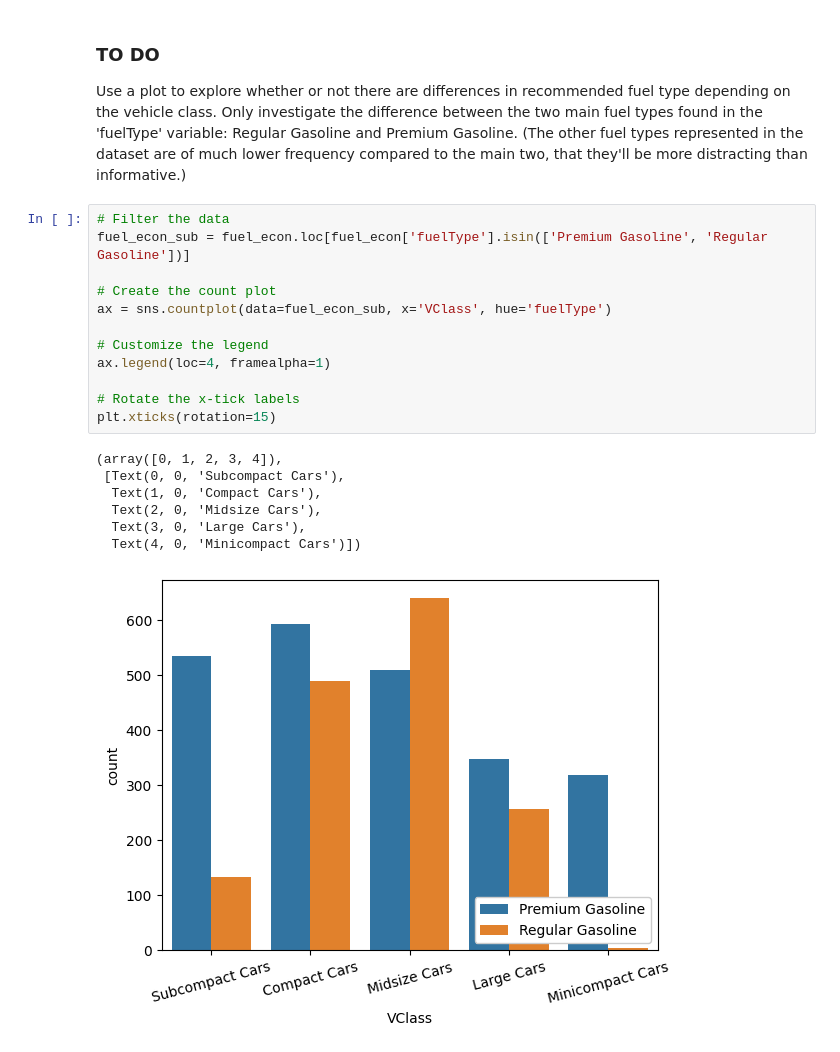
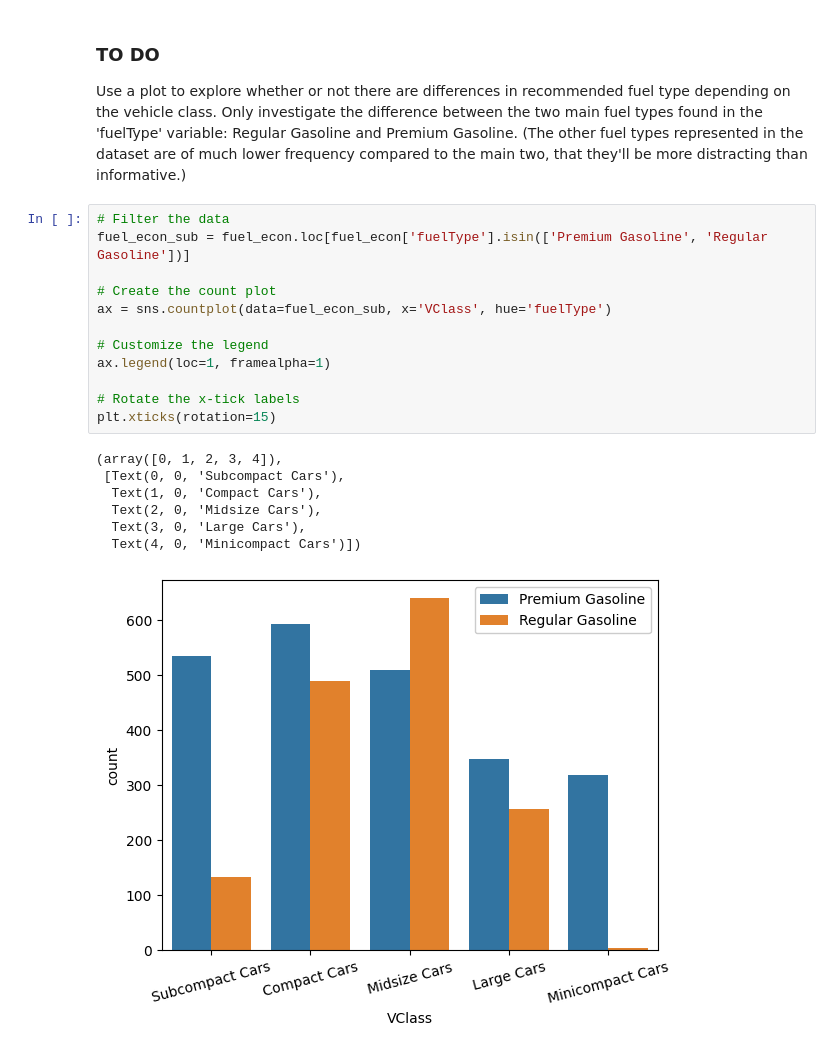
Before and after one commit to alyalsayed/AI-IEEE-CS23-ZSB, a Jupyter notebook: Task19/solution/13-2 Categorical_Plot_Practice.ipynb, the cells around one changed output. Drawn from its saved outputs; the diff is of its cells as text.

```diff
--- a/Task19/solution/13-2 Categorical_Plot_Practice.ipynb
+++ b/Task19/solution/13-2 Categorical_Plot_Practice.ipynb
@@ -24,20 +24,20 @@ Use a plot to explore whether or not there are differences in recommended fuel t
 # %%
 # Filter the data
 fuel_econ_sub = fuel_econ.loc[fuel_econ['fuelType'].isin(['Premium Gasoline', 'Regular Gasoline'])]
 
 # Create the count plot
 ax = sns.countplot(data=fuel_econ_sub, x='VClass', hue='fuelType')
 
 # Customize the legend
-ax.legend(loc=4, framealpha=1)
+ax.legend(loc=1, framealpha=1)
 
 # Rotate the x-tick labels
 plt.xticks(rotation=15)
 # %% [output]
 (array([0, 1, 2, 3, 4]),
  [Text(0, 0, 'Subcompact Cars'),
   Text(1, 0, 'Compact Cars'),
   Text(2, 0, 'Midsize Cars'),
   Text(3, 0, 'Large Cars'),
   Text(4, 0, 'Minicompact Cars')])
-[figure, old version]
+[figure, new version]
```
Also changed, not shown: 2 other files.
